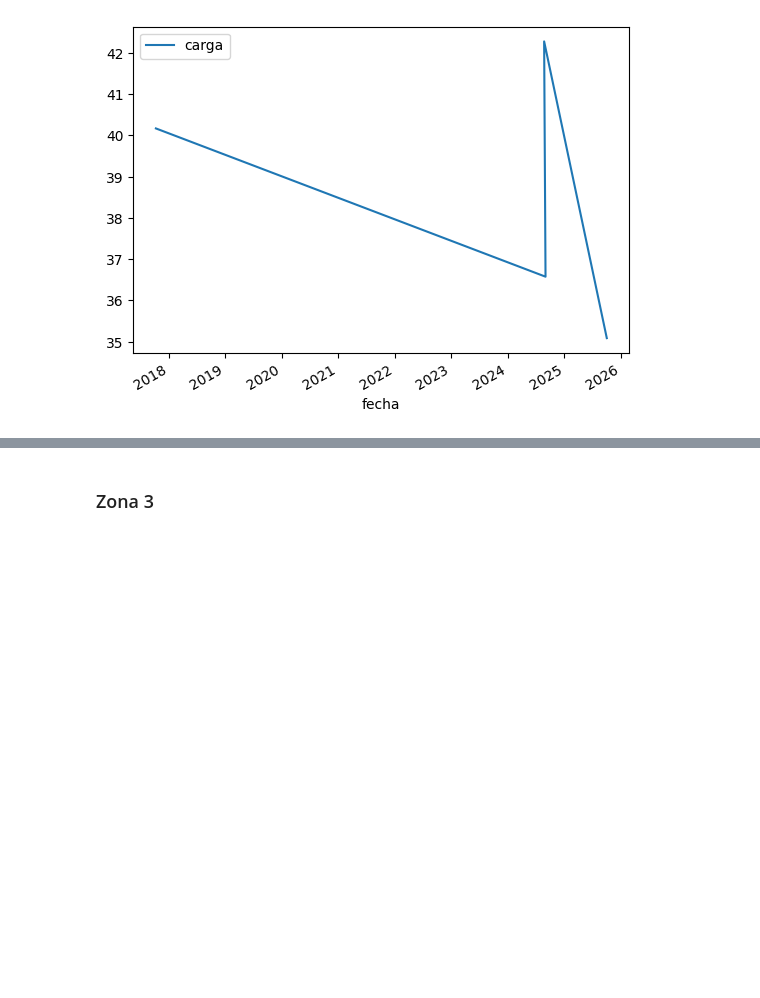
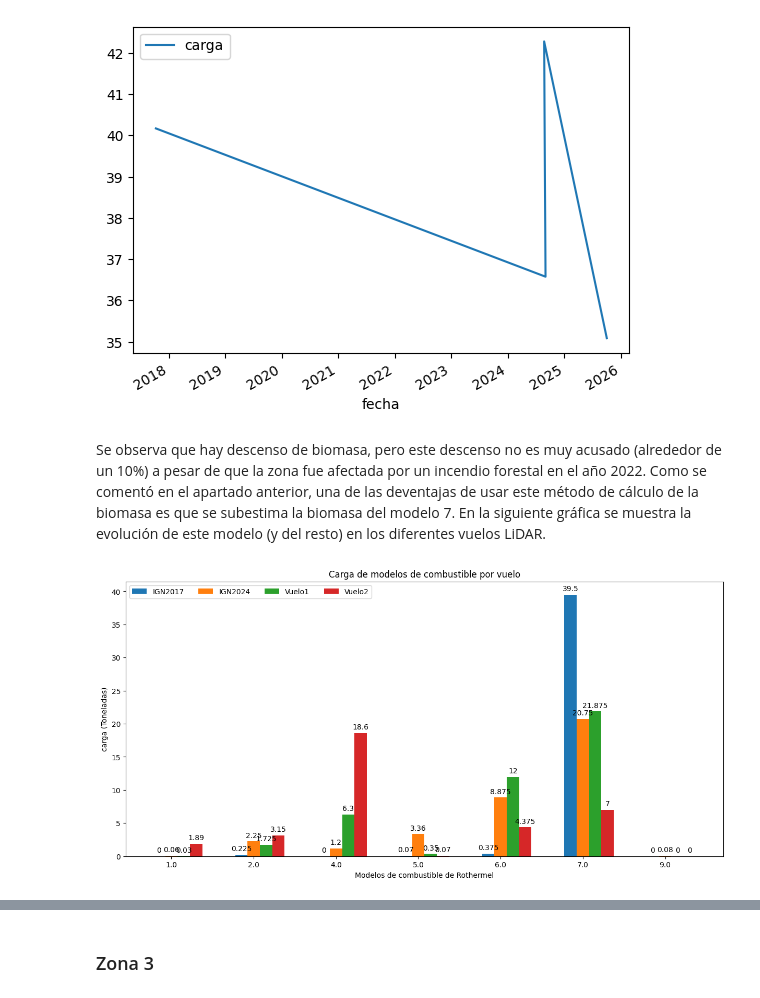
Before and after one commit to bartulo/leyre, a Jupyter notebook: redaccion_final.ipynb, the cells around one changed output, grey strips where cells are left out. Saved outputs shown, nothing was run; the diff lists cells and outputs as text; code cells hidden in the pictures; blank space fills up the shorter version.

```diff
--- a/redaccion_final.ipynb
+++ b/redaccion_final.ipynb
@@ -164,3 +285,35 @@ carga_df = pd.DataFrame({'carga': [carga[x] for x in list(textos.keys())], 'fech
 fig = carga_df.plot(x='fecha')
 # %% [output]
 [figure]
+# %% [markdown]
+Se observa que hay descenso de biomasa, pero este descenso no es muy acusado (alrededor de un 10%) a pesar de que la zona fue afectada por un incendio forestal en el año 2022. Como se comentó en el apartado anterior, una de las deventajas de usar este método de cálculo de la biomasa es que se subestima la biomasa del modelo 7. En la siguiente gráfica se muestra la evolución de este modelo (y del resto) en los diferentes vuelos LiDAR.
+# %%
+b = pd.concat(gdfs)
+b = b[~pd.isna(b.modelo)]
+
+modelos = b.modelo.sort_values().unique()
+plot_data = {}
+for vuelo in list(textos.keys()):
+    plot_data[vuelo] = [b[(b.vuelo == vuelo) & (b.modelo == x)].carga.iloc[0] if len(b[(b.vuelo == vuelo) & (b.modelo == x)]) > 0 else 0 for x in modelos]
+
+x = np.arange(len(modelos))  # the label locations
+width = 0.15  # the width of the bars
+multiplier = 0
+
+fig, ax = plt.subplots(figsize=(12,6), layout='constrained')
+
+for vuelo, modelo in plot_data.items():
+    offset = width * multiplier
+    rects = ax.bar(x + offset, modelo, width, label=vuelos_texto[vuelo])
+    ax.bar_label(rects, padding=3)
+    multiplier += 1
+
+# Add some text for labels, title and custom x-axis tick labels, etc.
+ax.set_ylabel('carga (Toneladas)')
+ax.set_xlabel('Modelos de combustible de Rothermel')
+ax.set_title('Carga de modelos de combustible por vuelo')
+ax.set_xticks(x + width, modelos)
+ax.legend(loc='upper left', ncols=4)
+plt.show()
+# %% [output]
+[figure, added]
```
Also changed, not shown: parts of 76 cells of this notebook, 20 other files.
